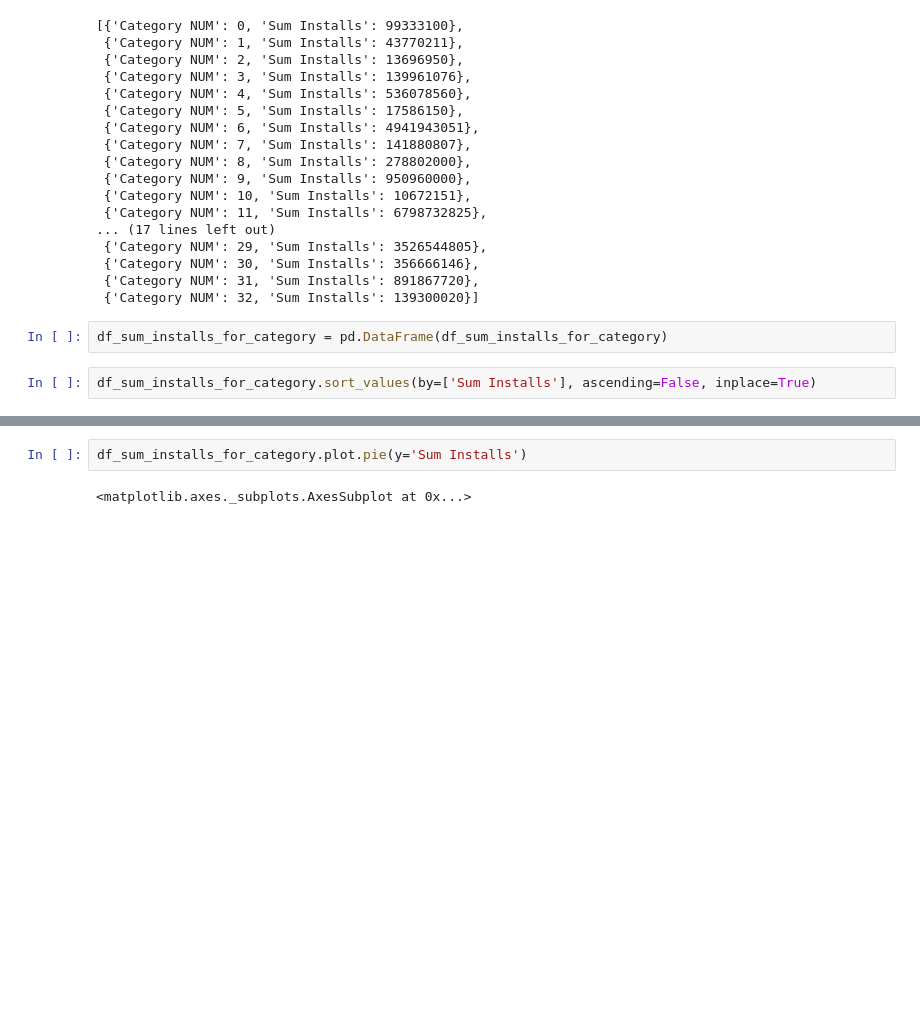
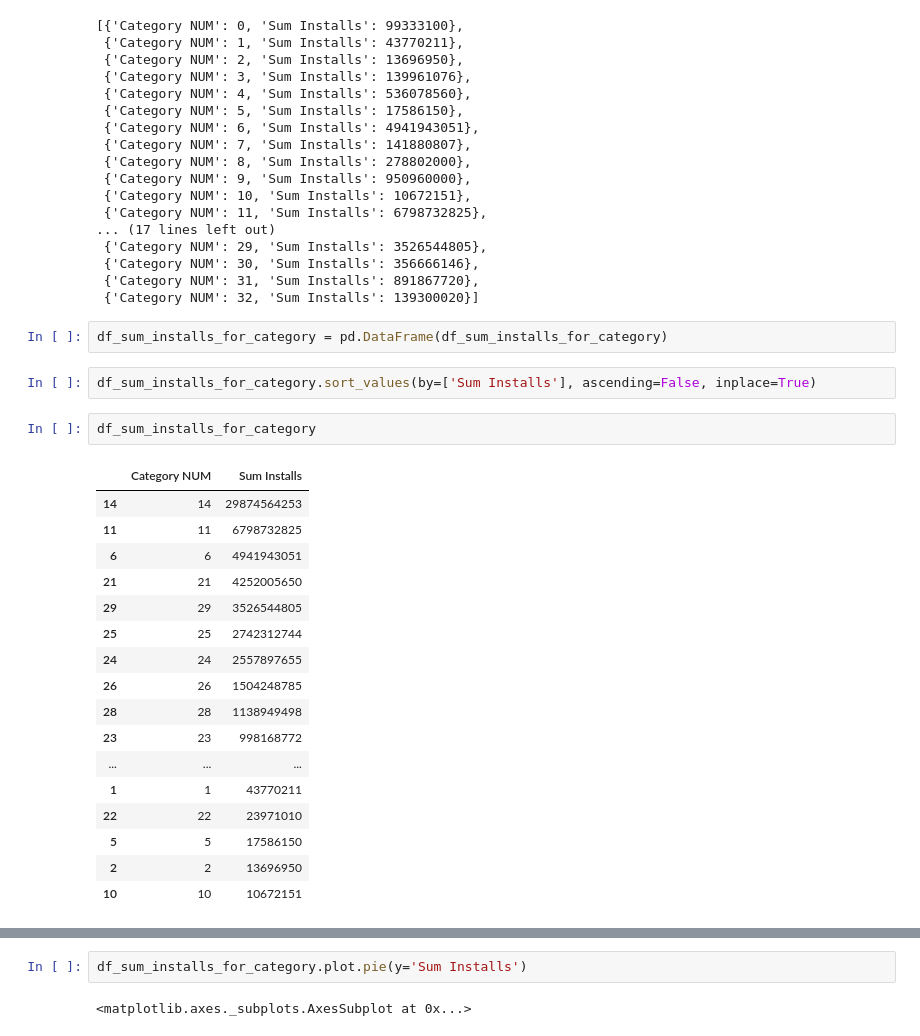
Before and after one commit to nikibhatt/DS-Unit-1-Sprint-3-Linear-Algebra, a Jupyter notebook: NB_Portfolio.ipynb, the cells around one changed output, grey strips where cells are left out. Saved outputs shown, nothing was run; the diff lists cells and outputs as text; blank space fills up the shorter version.

```diff
--- a/NB_Portfolio.ipynb
+++ b/NB_Portfolio.ipynb
@@ -332,3 +332,23 @@ df_sum_installs_for_category
 df_sum_installs_for_category = pd.DataFrame(df_sum_installs_for_category)
 # %%
 df_sum_installs_for_category.sort_values(by=['Sum Installs'], ascending=False, inplace=True)
+# %%
+df_sum_installs_for_category
+# %% [output]
+|  | Category NUM | Sum Installs |
+| 14 | 14 | 29874564253 |
+| 11 | 11 | 6798732825 |
+| 6 | 6 | 4941943051 |
+| 21 | 21 | 4252005650 |
+| 29 | 29 | 3526544805 |
+| 25 | 25 | 2742312744 |
+| 24 | 24 | 2557897655 |
+| 26 | 26 | 1504248785 |
+| 28 | 28 | 1138949498 |
+| 23 | 23 | 998168772 |
+| ... | ... | ... |
+| 1 | 1 | 43770211 |
+| 22 | 22 | 23971010 |
+| 5 | 5 | 17586150 |
+| 2 | 2 | 13696950 |
+| 10 | 10 | 10672151 |
```
Also changed, not shown: parts of 8 cells of this notebook.
